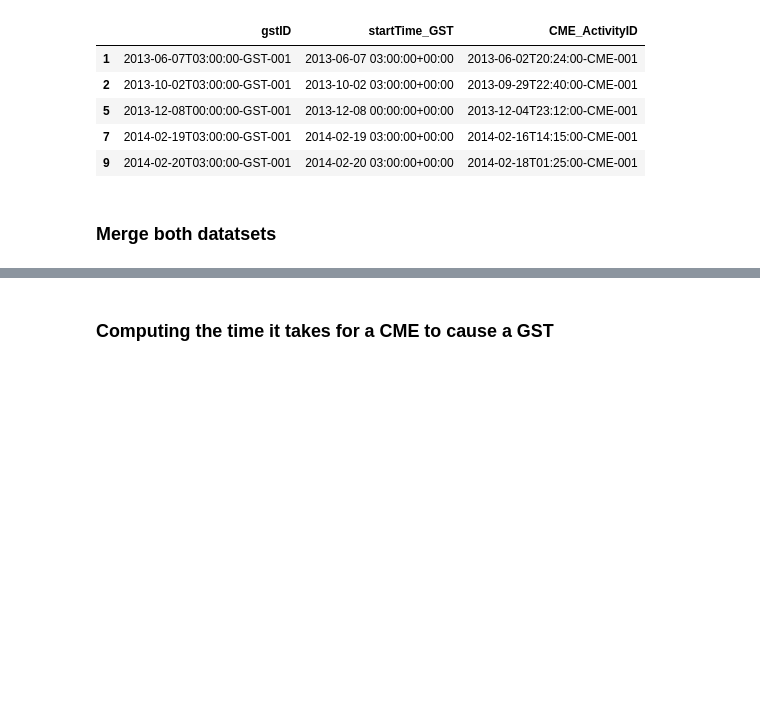
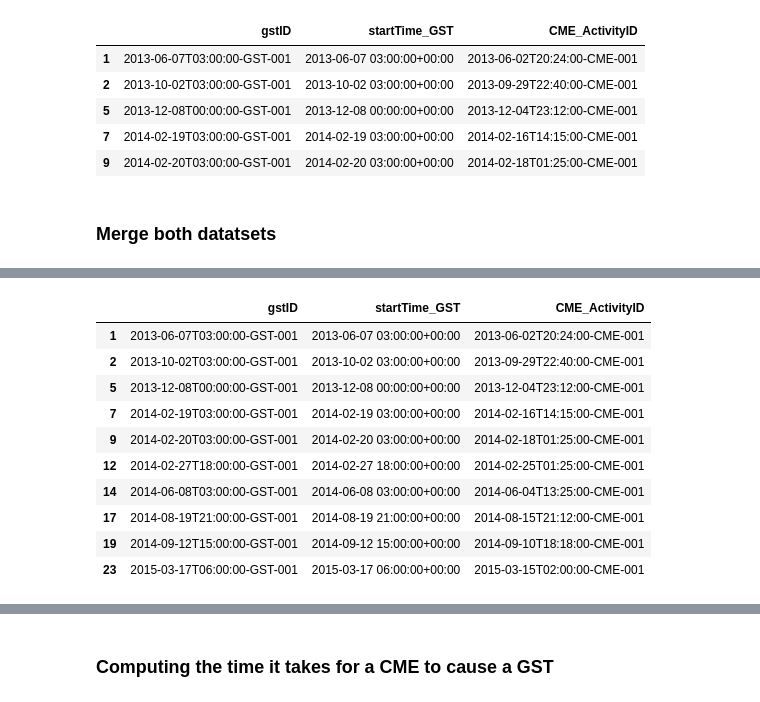
Before and after one commit to gtgalley/data-sourcing-challenge, a Jupyter notebook: retrieve_data.ipynb, the cells around one changed output, grey strips where cells are left out. Drawn from its saved outputs; the diff is of its cells as text; code cells hidden in the pictures; blank space fills up the shorter version.

```diff
--- a/retrieve_data.ipynb
+++ b/retrieve_data.ipynb
@@ -332,2 +346,17 @@ gst_df.head()
+# %%
+
+gst_df.head(10)
+# %% [output]
+|  | gstID | startTime_GST | CME_ActivityID |
+| 1 | 2013-06-07T03:00:00-GST-001 | 2013-06-07 03:00:00+00:00 | 2013-06-02T20:24:00-CME-001 |
+| 2 | 2013-10-02T03:00:00-GST-001 | 2013-10-02 03:00:00+00:00 | 2013-09-29T22:40:00-CME-001 |
+| 5 | 2013-12-08T00:00:00-GST-001 | 2013-12-08 00:00:00+00:00 | 2013-12-04T23:12:00-CME-001 |
+| 7 | 2014-02-19T03:00:00-GST-001 | 2014-02-19 03:00:00+00:00 | 2014-02-16T14:15:00-CME-001 |
+| 9 | 2014-02-20T03:00:00-GST-001 | 2014-02-20 03:00:00+00:00 | 2014-02-18T01:25:00-CME-001 |
+| 12 | 2014-02-27T18:00:00-GST-001 | 2014-02-27 18:00:00+00:00 | 2014-02-25T01:25:00-CME-001 |
+| 14 | 2014-06-08T03:00:00-GST-001 | 2014-06-08 03:00:00+00:00 | 2014-06-04T13:25:00-CME-001 |
+| 17 | 2014-08-19T21:00:00-GST-001 | 2014-08-19 21:00:00+00:00 | 2014-08-15T21:12:00-CME-001 |
+| 19 | 2014-09-12T15:00:00-GST-001 | 2014-09-12 15:00:00+00:00 | 2014-09-10T18:18:00-CME-001 |
+| 23 | 2015-03-17T06:00:00-GST-001 | 2015-03-17 06:00:00+00:00 | 2015-03-15T02:00:00-CME-001 |
 # %%
 # Now merge both datasets using 'gstID' and 'CME_ActivityID' for gst and 'GST_ActivityID' and 'cmeID' for cme. Use the 'left_on' and 'right_on' specifiers.
```
Also changed, not shown: parts of 6 cells of this notebook.
